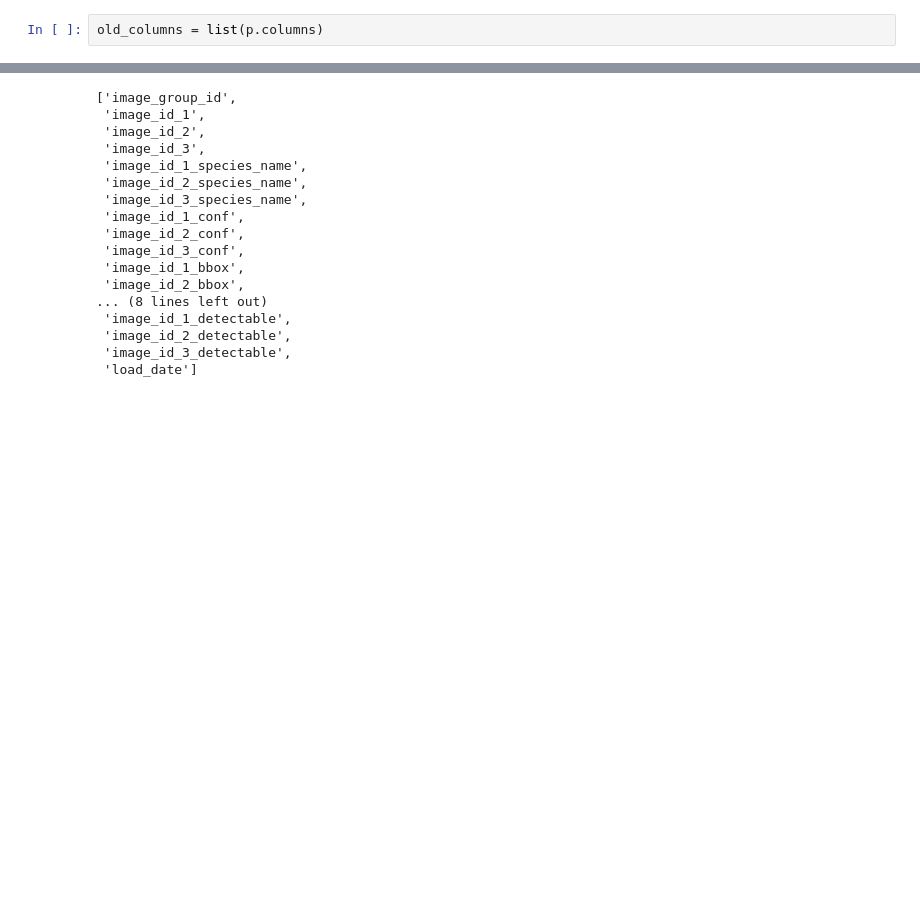
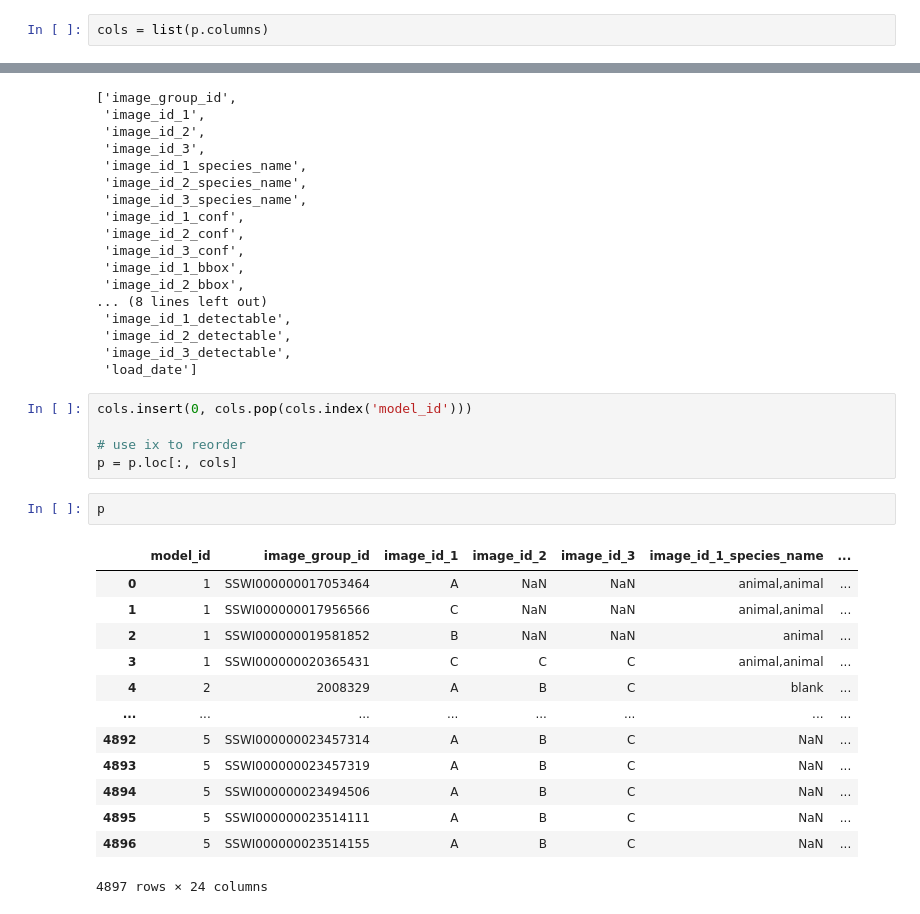
Before and after one commit to jroshanucb/capstone, a Jupyter notebook: models/All Models Inference.ipynb, the cells around one changed output, grey strips where cells are left out. Cells and saved outputs as stored; diff of their text form; blank space fills up the shorter version.

Commit message:
run_models edits

```diff
--- a/models/All Models Inference.ipynb
+++ b/models/All Models Inference.ipynb
@@ -778,4 +778,4 @@ stage2_formatted_effnet
 # %%
 p = pd.read_csv('full_model_output.csv')
 # %%
-old_columns = list(p.columns)
+cols = list(p.columns)
@@ -799,3 +819,24 @@ old_columns
  'image_id_2_detectable',
  'image_id_3_detectable',
  'load_date']
+# %%
+cols.insert(0, cols.pop(cols.index('model_id')))
+
+# use ix to reorder
+p = p.loc[:, cols]
+# %%
+p
+# %% [output]
+|  | model_id | image_group_id | image_id_1 | image_id_2 | image_id_3 | image_id_1_species_name | ... |
+| 0 | 1 | SSWI000000017053464 | A | NaN | NaN | animal,animal | ... |
+| 1 | 1 | SSWI000000017956566 | C | NaN | NaN | animal,animal | ... |
+| 2 | 1 | SSWI000000019581852 | B | NaN | NaN | animal | ... |
+| 3 | 1 | SSWI000000020365431 | C | C | C | animal,animal | ... |
+| 4 | 2 | 2008329 | A | B | C | blank | ... |
+| ... | ... | ... | ... | ... | ... | ... | ... |
+| 4892 | 5 | SSWI000000023457314 | A | B | C | NaN | ... |
+| 4893 | 5 | SSWI000000023457319 | A | B | C | NaN | ... |
+| 4894 | 5 | SSWI000000023494506 | A | B | C | NaN | ... |
+| 4895 | 5 | SSWI000000023514111 | A | B | C | NaN | ... |
+| 4896 | 5 | SSWI000000023514155 | A | B | C | NaN | ... |
+4897 rows × 24 columns
```
Also changed, not shown: parts of 1 cell of this notebook, 3 other files.
